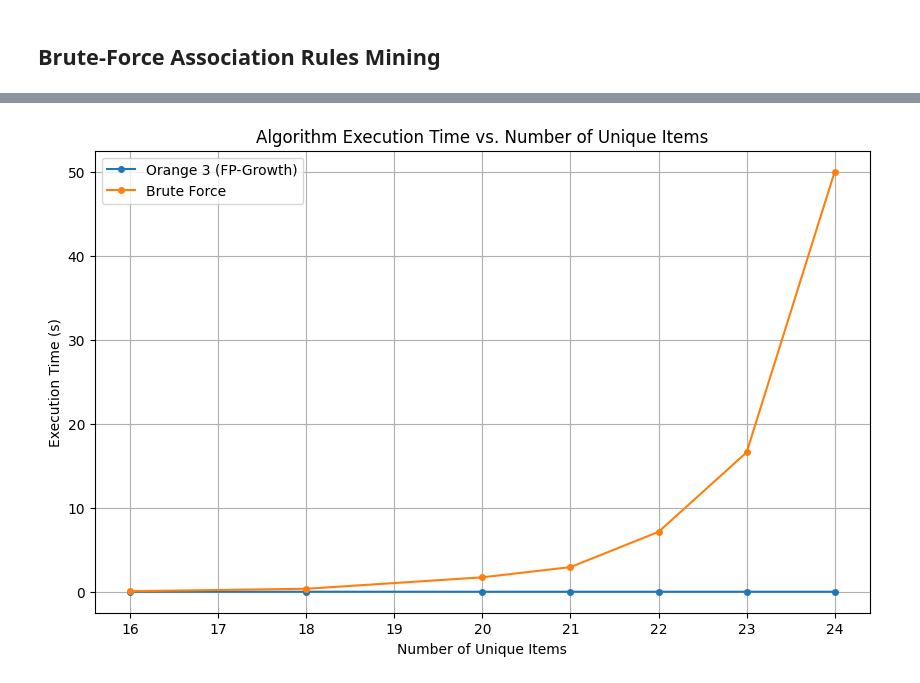
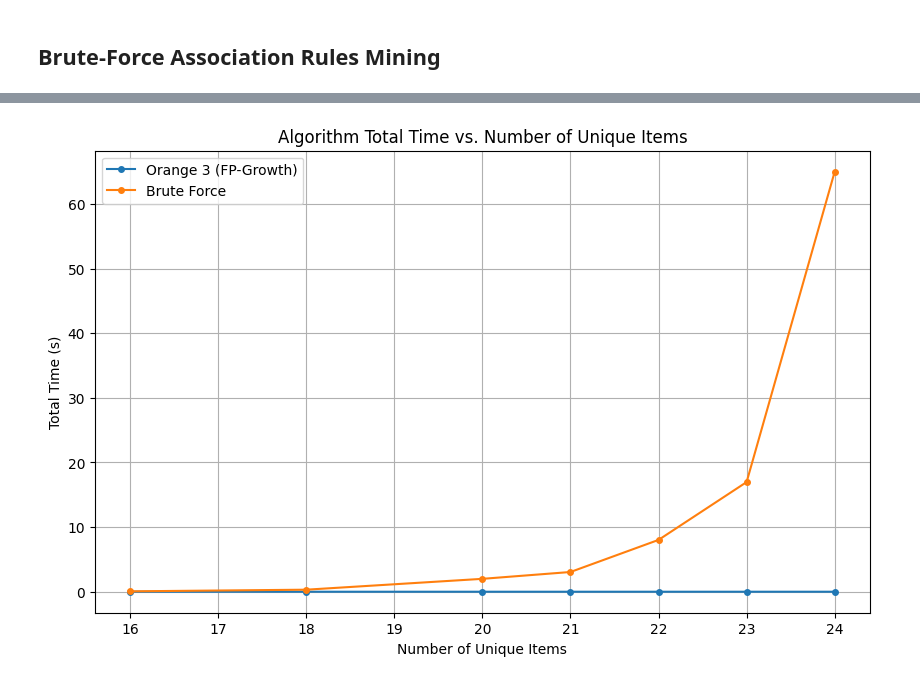
Before and after one commit to roshaniayu/IN6227-Data-Mining-Assignments, a Jupyter notebook: Assignment 2/Assignment2_Roshani Ayu Pranasti_G2504973A.ipynb, the cells around one changed output, grey strips where cells are left out. Drawn from its saved outputs; the diff is of its cells as text; code cells hidden in the pictures.

Commit message:
Add rules generation comparison

```diff
--- a/Assignment 2/Assignment2_Roshani Ayu Pranasti_G2504973A.ipynb
+++ b/Assignment 2/Assignment2_Roshani Ayu Pranasti_G2504973A.ipynb
@@ -623,16 +716,19 @@ Rules:
 # %%
 # Create table comparison
-total_time_results = []
+execution_time_results = []
 for (index, dataset) in enumerate(result_datasets):
-    total_time_results.append({
+    execution_time_results.append({
         "Number of Transactions": dataset.shape[0],
         "Number of Unique Items": dataset.shape[1],
-        "Orange 3 (FP-Growth) Execution Time (s)": orange_association_rules_times[index],
-        "Brute-Force Execution Time (s)": brute_force_association_rules_times[index]
+        "Orange 3 (FP-Growth) Frequent Itemsets Time (s)": orange_frequent_itemsets_times[index],
+        "Brute-Force Frequent Itemsets Time (s)": brute_force_frequent_itemsets_times[index],
+        "Orange 3 (FP-Growth) Association Rules Time (s)": orange_association_rules_times[index],
+        "Brute-Force Association Rules Time (s)": brute_force_association_rules_times[index],
+        "Orange 3 (FP-Growth) Total Time (s)": orange_total_times[index],
+        "Brute-Force Total Time (s)": brute_force_total_times[index]
     })
 
-total_time_results_df = pd.DataFrame(total_time_results)
-total_time_results_df = total_time_results_df.sort_values(by='Number of Unique Items', ascending=True)
-print("Execution Time Comparison:")
-display(total_time_results_df)
+execution_time_results_df = pd.DataFrame(execution_time_results)
+execution_time_results_df = execution_time_results_df.sort_values(by='Number of Unique Items', ascending=True)
+display(execution_time_results_df)
 # %% [output]
@@ -648,27 +797,27 @@ Execution Time Comparison:
 # %%
-# Create line plot comparison
+# Create line plot total time comparison
 plt.figure(figsize=(10, 6)) # Adjust figure size as needed
 
 # Plot Orange 3 (FP-Growth) time
-plt.plot(total_time_results_df['Number of Unique Items'],
-         total_time_results_df['Orange 3 (FP-Growth) Execution Time (s)'],
+plt.plot(execution_time_results_df['Number of Unique Items'],
+         execution_time_results_df['Orange 3 (FP-Growth) Total Time (s)'],
          label='Orange 3 (FP-Growth)',
-         marker='o', markersize=4) # Added markers for clarity
+         marker='o', markersize=4)
 
 # Plot Brute-Force time
-plt.plot(total_time_results_df['Number of Unique Items'],
-         total_time_results_df['Brute-Force Execution Time (s)'],
+plt.plot(execution_time_results_df['Number of Unique Items'],
+         execution_time_results_df['Brute-Force Total Time (s)'],
          label='Brute Force',
-         marker='o', markersize=4) # Added markers for clarity
+         marker='o', markersize=4)
 
 # Add Labels, Title, and Legend
-plt.xlabel('Number of Unique Items') # Use a clearer label for the x-axis
-plt.ylabel('Execution Time (s)')
-plt.title('Algorithm Execution Time vs. Number of Unique Items')
-plt.legend() # Display the legend to identify the lines
-plt.grid(True) # Add a grid for easier reading
+plt.xlabel('Number of Unique Items')
+plt.ylabel('Total Time (s)')
+plt.title('Algorithm Total Time vs. Number of Unique Items')
+plt.legend()
+plt.grid(True)
 
 # Display the plot
 plt.show()
 # %% [output]
-[figure, old version]
+[figure, new version]
```
Also changed, not shown: parts of 12 cells of this notebook, 1 other file.
